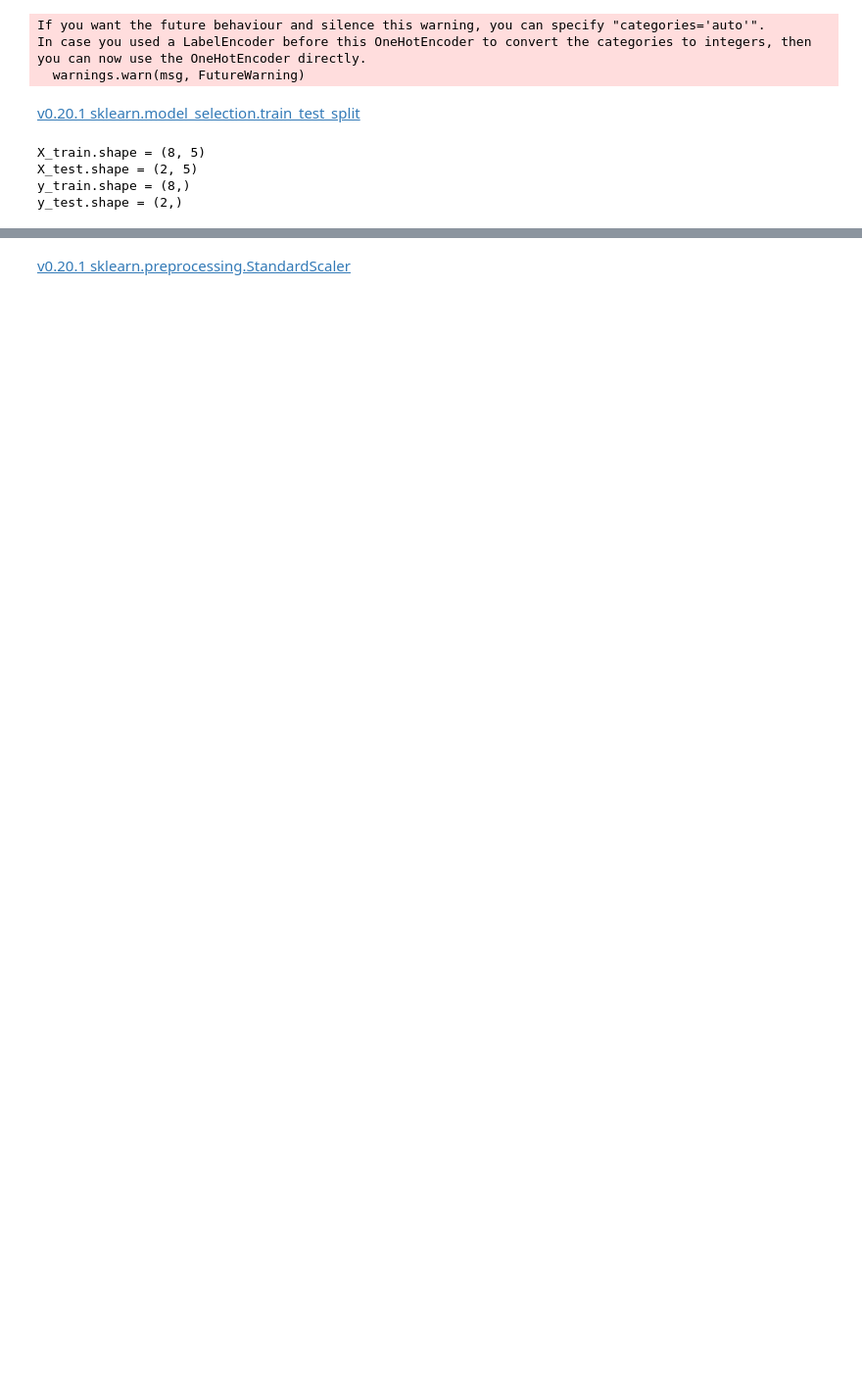
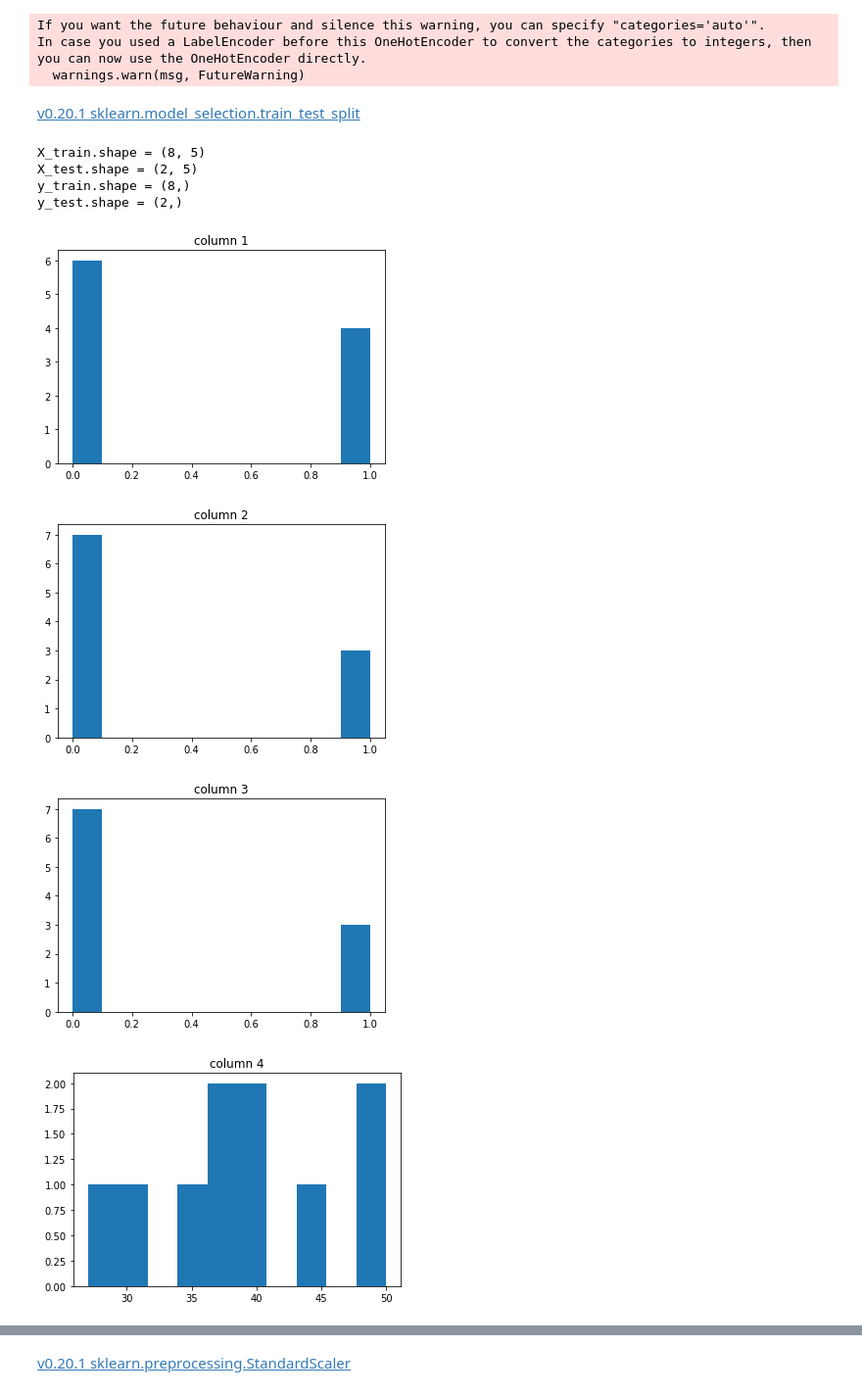
Before and after one commit to MilesWangSeven/100-Days-Of-ML-Code, a Jupyter notebook: code/Day 1_Data_Preprocessing.ipynb, the cells around one changed output, grey strips where cells are left out. Shown: that part at 98% size. Drawn from its saved outputs; the diff is of its cells as text; code cells hidden in the pictures; blank space fills up the shorter version.

```diff
--- a/code/Day 1_Data_Preprocessing.ipynb
+++ b/code/Day 1_Data_Preprocessing.ipynb
@@ -100,3 +107,19 @@ X_train.shape = (8, 5)
 X_test.shape = (2, 5)
 y_train.shape = (8,)
 y_test.shape = (2,)
+# %%
+import matplotlib.pyplot  as plt
+%matplotlib inline
+
+def plt_data(array):
+    for i in range(array.shape[1]):
+        plt.hist(array[ : ,i])
+        plt.title('column {}'.format(i + 1))
+        plt.show()
+
+plt_data(X)
+# %% [output]
+[figure, added]
+[figure, added]
+[figure, added]
+[figure, added]
```
Also changed, not shown: parts of 7 cells of this notebook, 1 other file.
